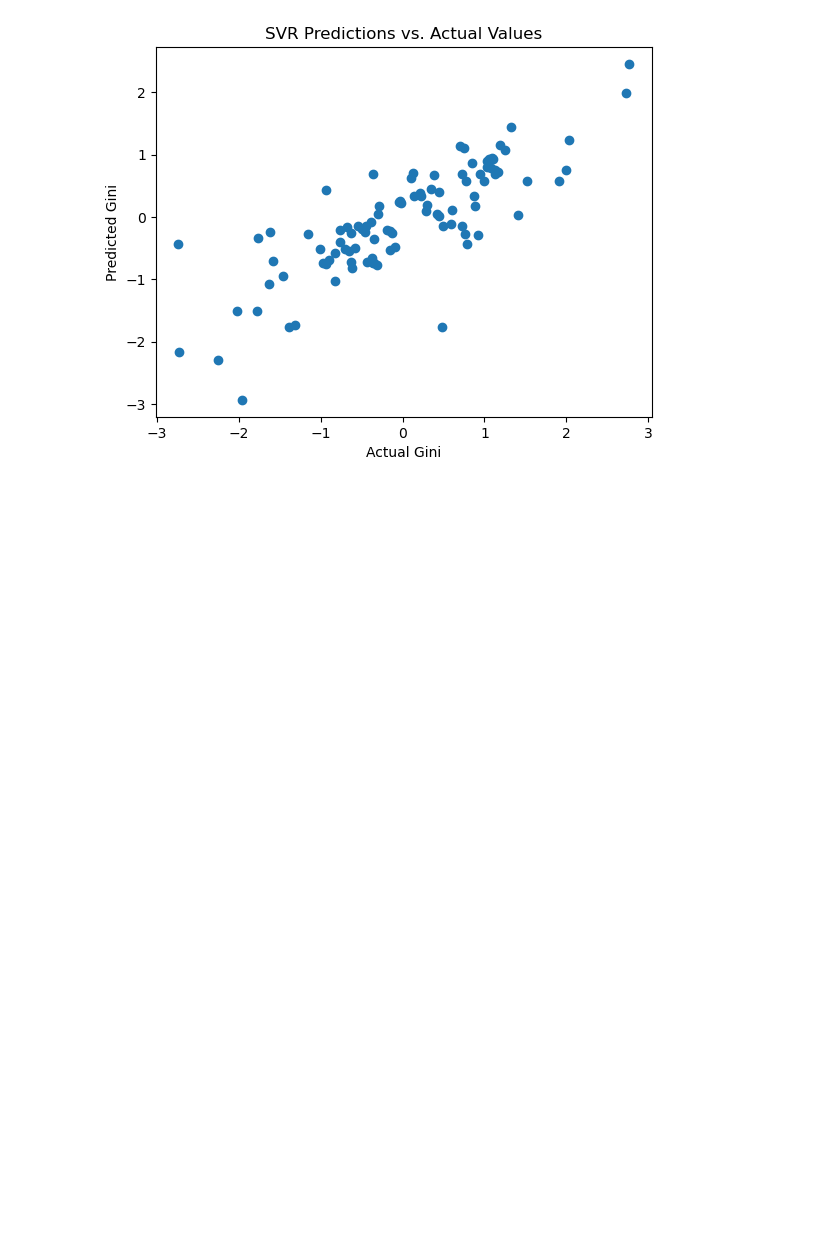
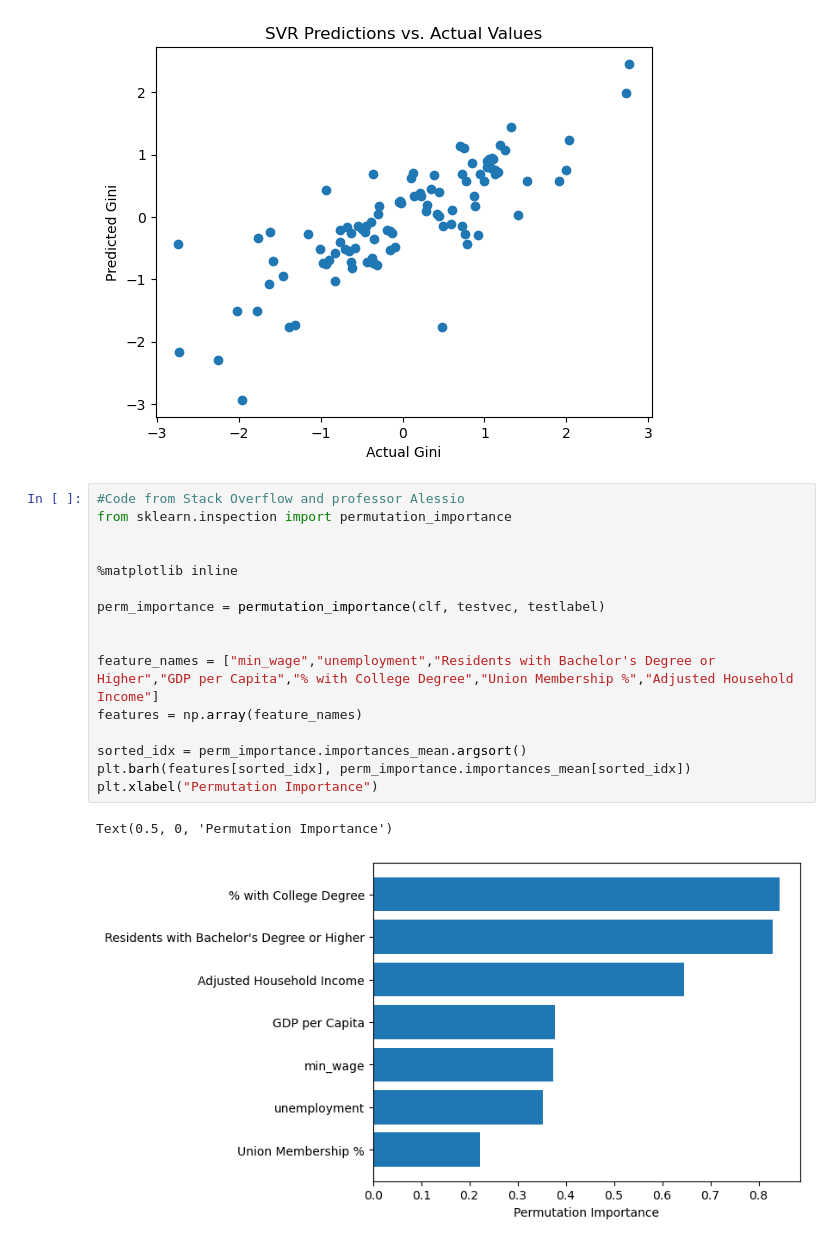
Before and after one commit to harshil0217/CMSE_Min_Wage_Project, a Jupyter notebook: Regression/SupportVectorRegression.ipynb, the cells around one changed output. Saved outputs shown, nothing was run; the diff lists cells and outputs as text; blank space fills up the shorter version.

Commit message:
Added Feature Importance to SVR regression

```diff
--- a/Regression/SupportVectorRegression.ipynb
+++ b/Regression/SupportVectorRegression.ipynb
@@ -143,3 +144,22 @@ plt.show()
 Mean squared error = 0.4135935074271314
 R^2 = 0.6529707010385695
 [figure]
+# %%
+#Code from Stack Overflow and professor Alessio
+from sklearn.inspection import permutation_importance
+
+
+%matplotlib inline
+
+perm_importance = permutation_importance(clf, testvec, testlabel)
+
+
+feature_names = ["min_wage","unemployment","Residents with Bachelor's Degree or Higher","GDP per Capita","% with College Degree","Union Membership %","Adjusted Household Income"]
+features = np.array(feature_names)
+
+sorted_idx = perm_importance.importances_mean.argsort()
+plt.barh(features[sorted_idx], perm_importance.importances_mean[sorted_idx])
+plt.xlabel("Permutation Importance")
+# %% [output]
+Text(0.5, 0, 'Permutation Importance')
+[figure, added]
```
Also changed, not shown: parts of 1 cell of this notebook.
